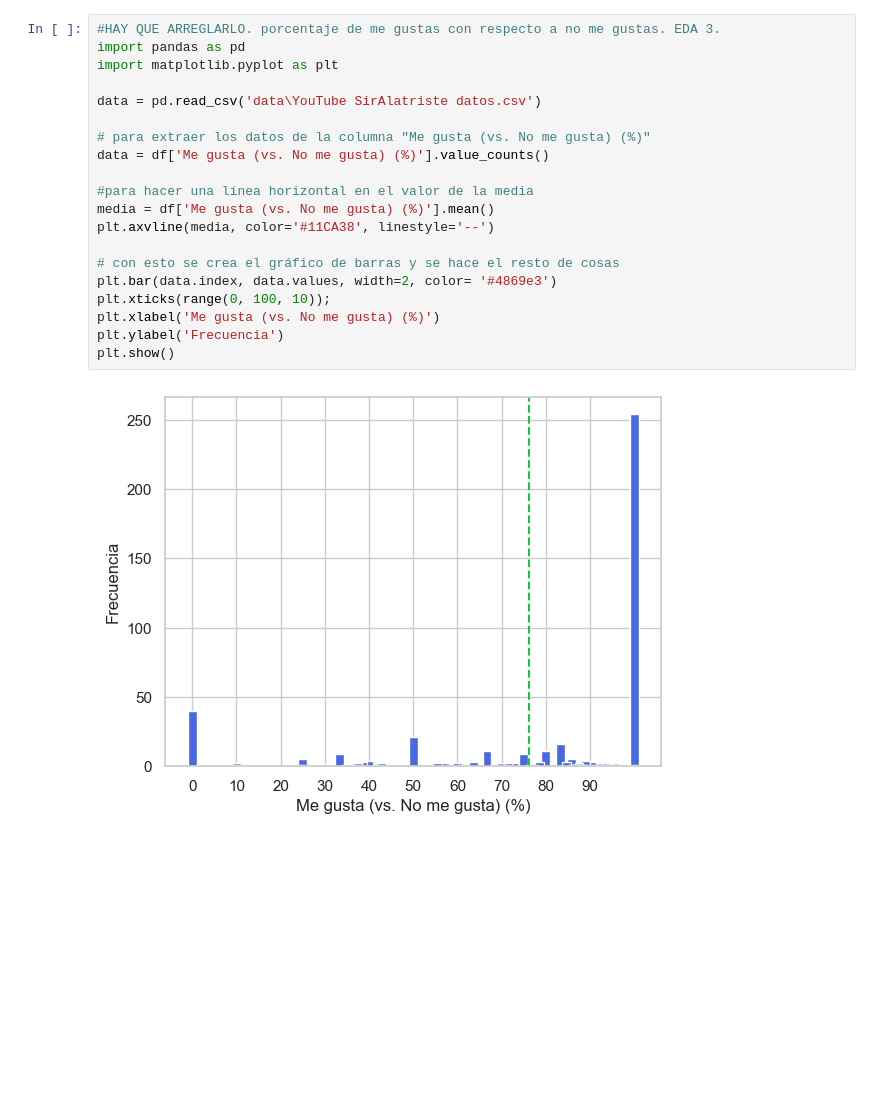
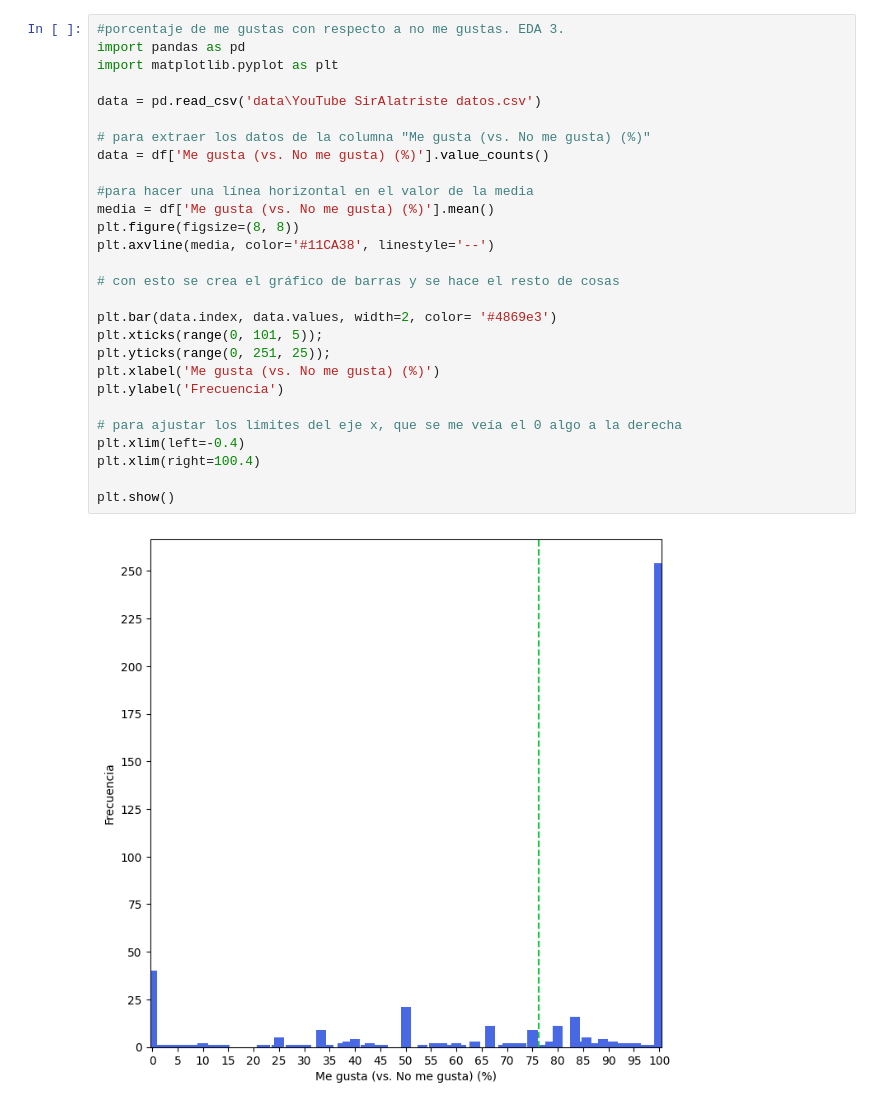
Before and after one commit to braugilabert/EDA-Braulio, a Jupyter notebook: src/Código EDA Braulio.ipynb, the cells around one changed output. Drawn from its saved outputs; the diff is of its cells as text; blank space fills up the shorter version.

```diff
--- a/src/Código EDA Braulio.ipynb
+++ b/src/Código EDA Braulio.ipynb
@@ -63,25 +60,33 @@ plt.show()
 # %%
-#HAY QUE ARREGLARLO. porcentaje de me gustas con respecto a no me gustas. EDA 3.
+#porcentaje de me gustas con respecto a no me gustas. EDA 3.
 import pandas as pd
 import matplotlib.pyplot as plt
 
 data = pd.read_csv('data\YouTube SirAlatriste datos.csv')
 
 # para extraer los datos de la columna "Me gusta (vs. No me gusta) (%)"
 data = df['Me gusta (vs. No me gusta) (%)'].value_counts()
 
 #para hacer una línea horizontal en el valor de la media
 media = df['Me gusta (vs. No me gusta) (%)'].mean()
+plt.figure(figsize=(8, 8))
 plt.axvline(media, color='#11CA38', linestyle='--')
 
 # con esto se crea el gráfico de barras y se hace el resto de cosas
+
 plt.bar(data.index, data.values, width=2, color= '#4869e3')
-plt.xticks(range(0, 100, 10));
+plt.xticks(range(0, 101, 5));
+plt.yticks(range(0, 251, 25));
 plt.xlabel('Me gusta (vs. No me gusta) (%)')
 plt.ylabel('Frecuencia')
+
+# para ajustar los límites del eje x, que se me veía el 0 algo a la derecha
+plt.xlim(left=-0.4)
+plt.xlim(right=100.4)
+
 plt.show()
 # %% [output]
-[figure, old version]
+[figure, new version]
 # %%
 #EDA 4. todos los países en los que se ha visto mi canal de youtube
 import folium
```
Also changed, not shown: parts of 16 cells of this notebook, 2 other files.
